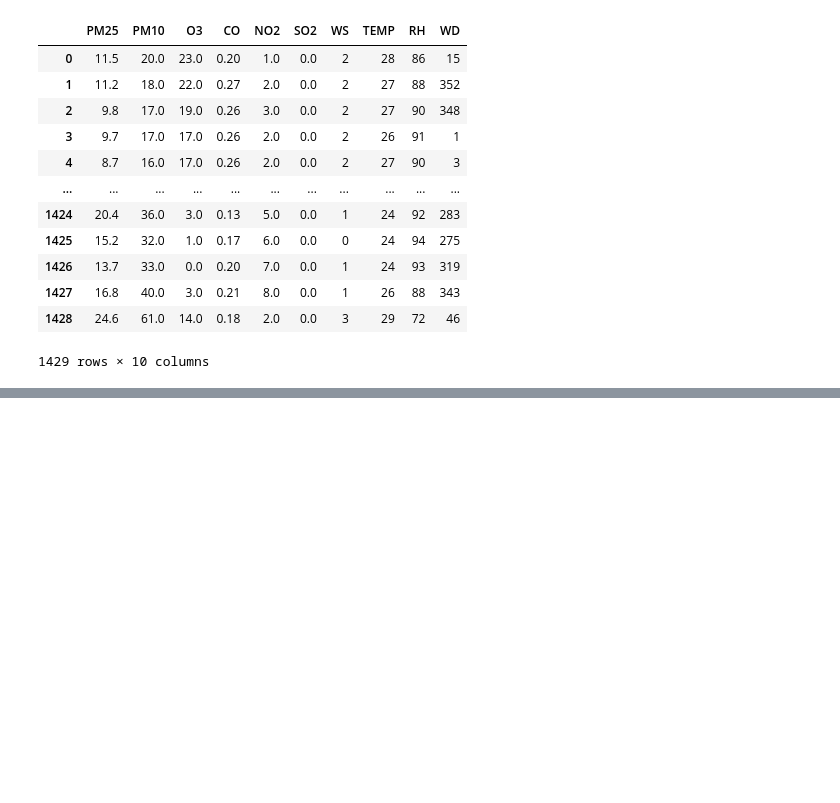
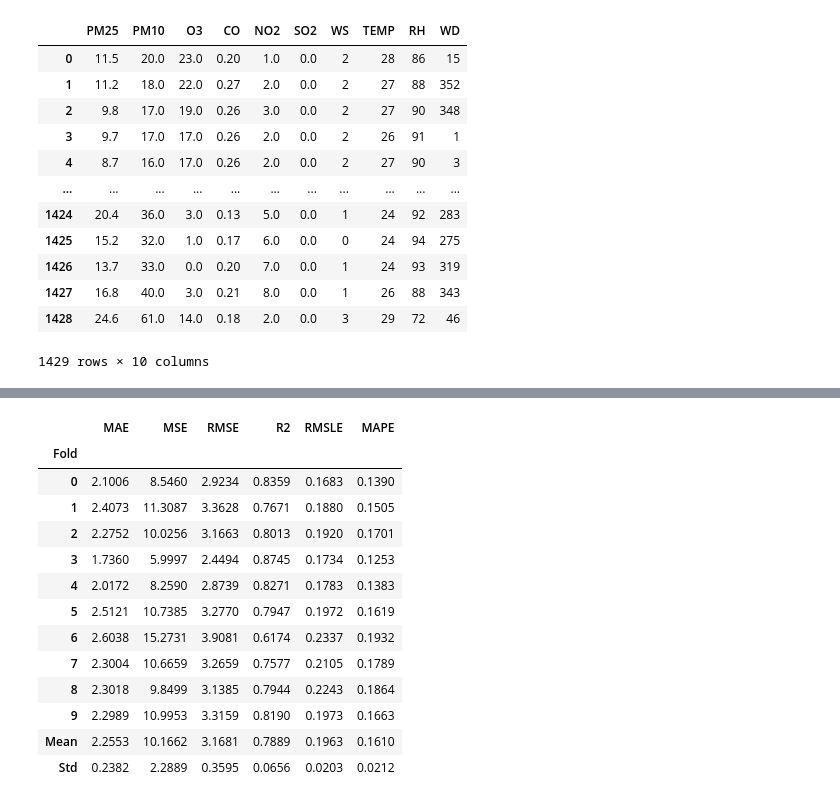
Before and after one commit to jayjiratta/predict_pm2.5, a Jupyter notebook: predict.ipynb, the cells around one changed output, grey strips where cells are left out. Saved outputs shown, nothing was run; the diff lists cells and outputs as text; code cells hidden in the pictures; blank space fills up the shorter version.

```diff
--- a/predict.ipynb
+++ b/predict.ipynb
@@ -30,0 +105,3 @@ ValueError: The least populated class in y has only 1 member, which is too few.
+# %%
+et = create_model('et')
+# %% [output]
@@ -30,0 +109,14 @@ ValueError: The least populated class in y has only 1 member, which is too few.
+|  | MAE | MSE | RMSE | R2 | RMSLE | MAPE |
+| Fold |  |  |  |  |  |  |
+| 0 | 2.1006 | 8.5460 | 2.9234 | 0.8359 | 0.1683 | 0.1390 |
+| 1 | 2.4073 | 11.3087 | 3.3628 | 0.7671 | 0.1880 | 0.1505 |
+| 2 | 2.2752 | 10.0256 | 3.1663 | 0.8013 | 0.1920 | 0.1701 |
+| 3 | 1.7360 | 5.9997 | 2.4494 | 0.8745 | 0.1734 | 0.1253 |
+| 4 | 2.0172 | 8.2590 | 2.8739 | 0.8271 | 0.1783 | 0.1383 |
+| 5 | 2.5121 | 10.7385 | 3.2770 | 0.7947 | 0.1972 | 0.1619 |
+| 6 | 2.6038 | 15.2731 | 3.9081 | 0.6174 | 0.2337 | 0.1932 |
+| 7 | 2.3004 | 10.6659 | 3.2659 | 0.7577 | 0.2105 | 0.1789 |
+| 8 | 2.3018 | 9.8499 | 3.1385 | 0.7944 | 0.2243 | 0.1864 |
+| 9 | 2.2989 | 10.9953 | 3.3159 | 0.8190 | 0.1973 | 0.1663 |
+| Mean | 2.2553 | 10.1662 | 3.1681 | 0.7889 | 0.1963 | 0.1610 |
+| Std | 0.2382 | 2.2889 | 0.3595 | 0.0656 | 0.0203 | 0.0212 |
```
Also changed, not shown: parts of 10 cells of this notebook, 4 other files.
